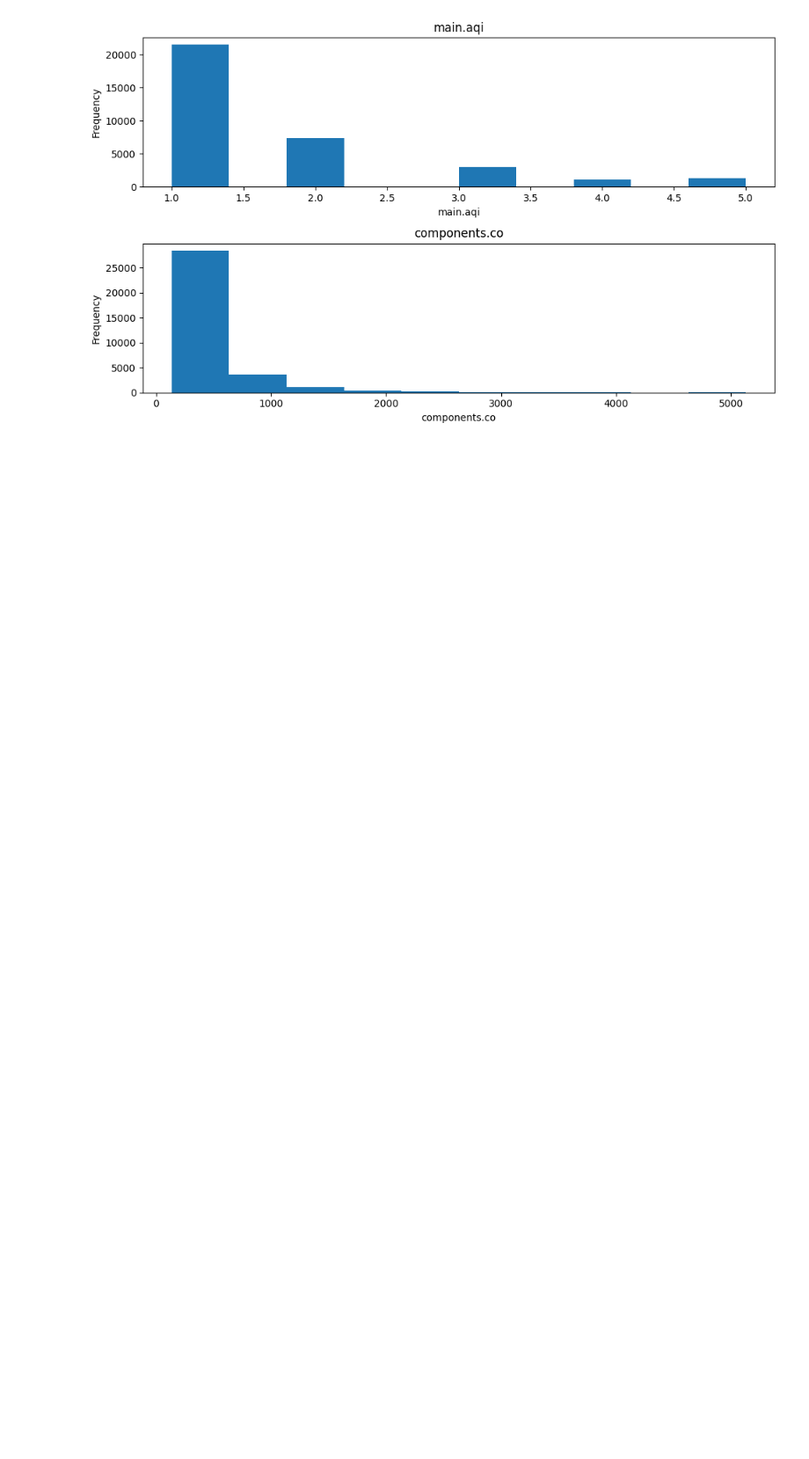
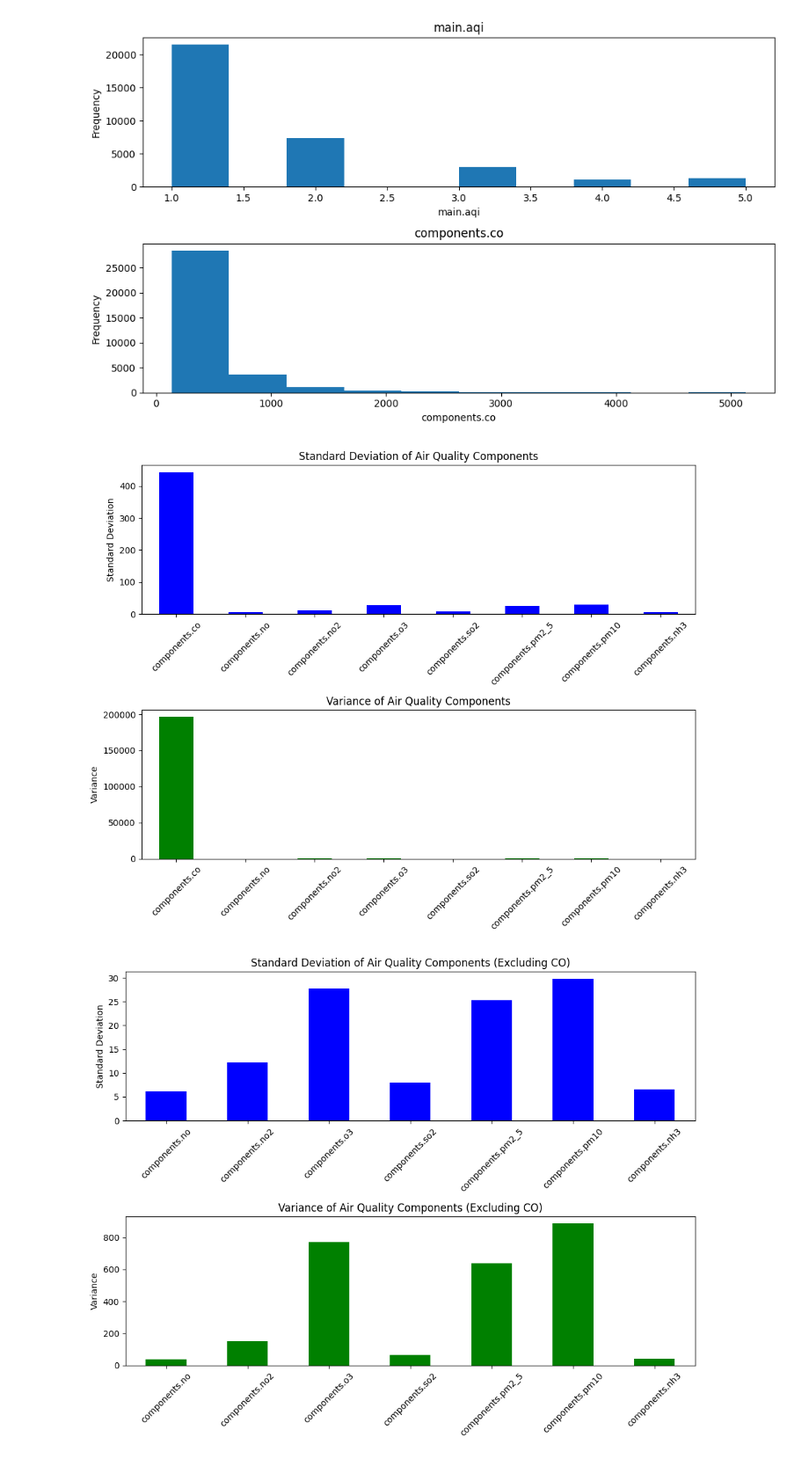
Before and after one commit to ParantarUrielAlexis/Spotify-Analysis, a Jupyter notebook: data.ipynb, the cells around one changed output. Shown at 88% size. Drawn from its saved outputs; the diff is of its cells as text; code cells hidden in the pictures; blank space fills up the shorter version.

Commit message:
Add files via upload
added standard deviation and variance

```diff
--- a/data.ipynb
+++ b/data.ipynb
@@ -141,3 +125,68 @@ plt.tight_layout()
 plt.show()
 # %% [output]
 [figure]
+# %%
+#FILE PATH
+file_path = '202408_CombinedData.csv'
+data = pd.read_csv(file_path)
+
+# Columns to analyze for standard deviation and variance
+columns_to_analyze = ['components.co', 'components.no', 'components.no2', 'components.o3',
+                      'components.so2', 'components.pm2_5', 'components.pm10', 'components.nh3']
+
+# Calculate standard deviation and variance
+std_devs = data[columns_to_analyze].std()
+variances = data[columns_to_analyze].var()
+
+# Create subplots to plot standard deviation and variance
+fig, axes = plt.subplots(2, 1, figsize=(10, 8))
+
+# Plot standard deviation
+std_devs.plot.bar(ax=axes[0], color='blue')
+axes[0].set_title('Standard Deviation of Air Quality Components')
+axes[0].set_ylabel('Standard Deviation')
+axes[0].tick_params(axis='x', rotation=45)
+
+# Plot variance
+variances.plot.bar(ax=axes[1], color='green')
+axes[1].set_title('Variance of Air Quality Components')
+axes[1].set_ylabel('Variance')
+axes[1].tick_params(axis='x', rotation=45)
+
+# Adjust layout and show the plot
+plt.tight_layout()
+plt.show()
+
+# Load the CSV file into a DataFrame (ensure the file path matches the one in your notebook environment)
+file_path = '202408_CombinedData.csv'  # Replace with your actual file path if needed
+data = pd.read_csv(file_path)
+
+# Columns to analyze for standard deviation and variance, excluding 'components.co'
+columns_to_analyze = ['components.no', 'components.no2', 'components.o3',
+                      'components.so2', 'components.pm2_5', 'components.pm10', 'components.nh3']
+
+# Calculate standard deviation and variance
+std_devs = data[columns_to_analyze].std()
+variances = data[columns_to_analyze].var()
+
+# Create subplots to plot standard deviation and variance
+fig, axes = plt.subplots(2, 1, figsize=(10, 8))
+
+# Plot standard deviation
+std_devs.plot.bar(ax=axes[0], color='blue')
+axes[0].set_title('Standard Deviation of Air Quality Components (Excluding CO)')
+axes[0].set_ylabel('Standard Deviation')
+axes[0].tick_params(axis='x', rotation=45)
+
+# Plot variance
+variances.plot.bar(ax=axes[1], color='green')
+axes[1].set_title('Variance of Air Quality Components (Excluding CO)')
+axes[1].set_ylabel('Variance')
+axes[1].tick_params(axis='x', rotation=45)
+
+# Adjust layout and show the plot
+plt.tight_layout()
+plt.show()
+# %% [output]
+[figure, added]
+[figure, added]
```
Also changed, not shown: parts of 3 cells of this notebook.
